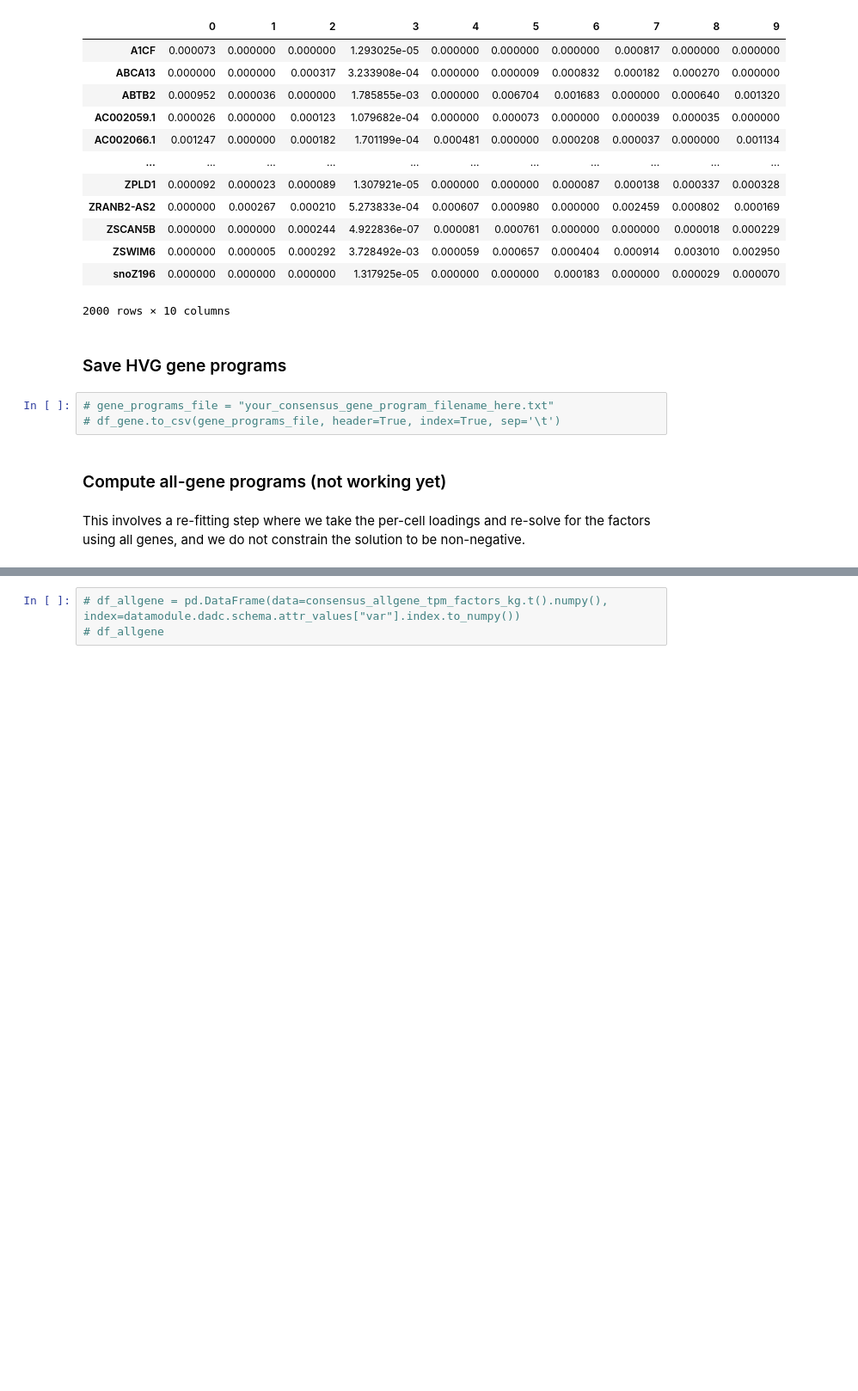
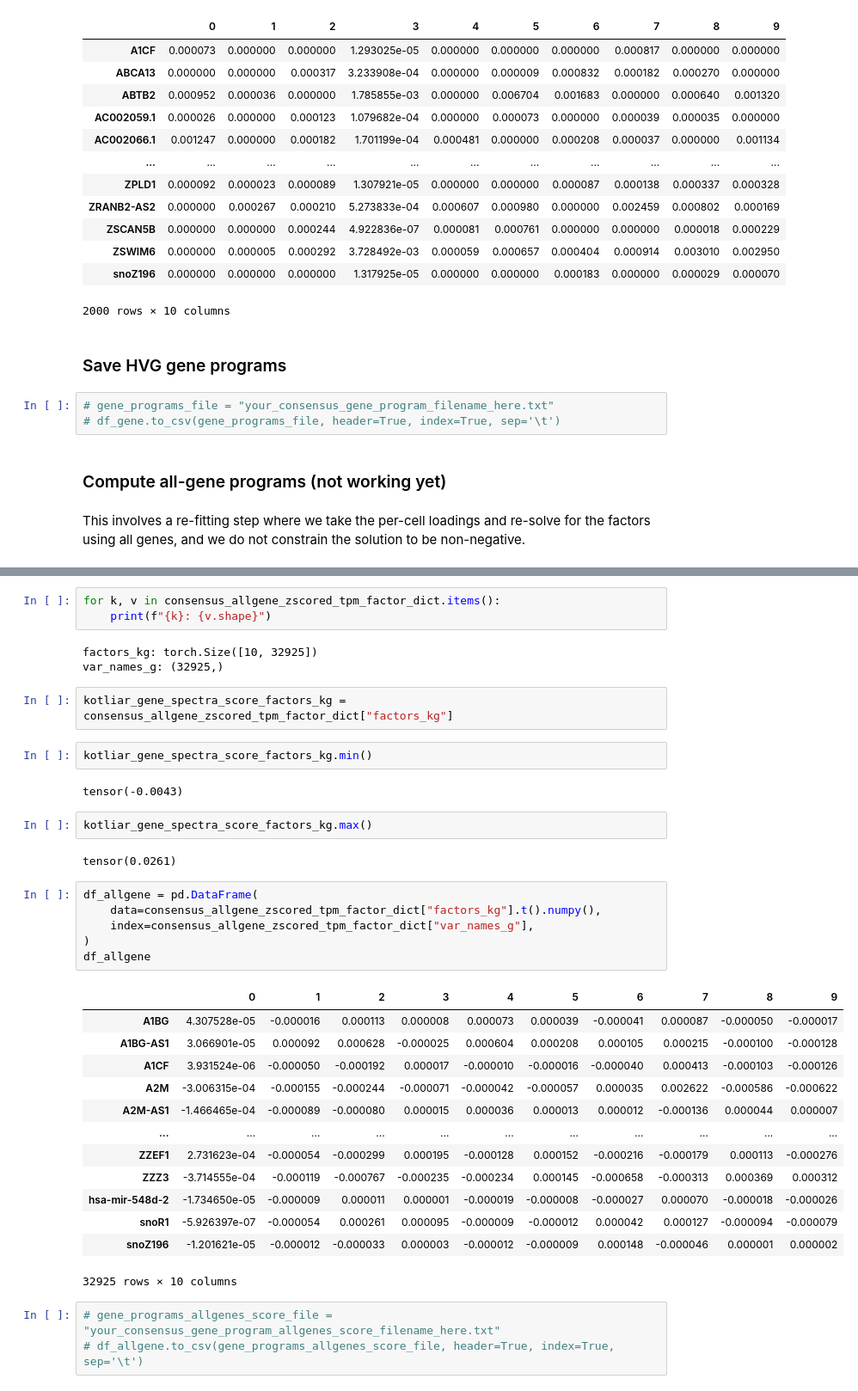
Before and after one commit to cellarium-ai/cellarium-ml, a Jupyter notebook: notebooks/cnmf_demo_haley.ipynb, the cells around one changed output, grey strips where cells are left out. Shown at 86% size. Drawn from its saved outputs; the diff is of its cells as text; blank space fills up the shorter version.

```diff
--- a/notebooks/cnmf_demo_haley.ipynb
+++ b/notebooks/cnmf_demo_haley.ipynb
@@ -646,3 +655,39 @@ tensor(0.)
+# %%
+for k, v in consensus_allgene_zscored_tpm_factor_dict.items():
+    print(f"{k}: {v.shape}")
+# %% [output]
+factors_kg: torch.Size([10, 32925])
+var_names_g: (32925,)
+# %%
+kotliar_gene_spectra_score_factors_kg = consensus_allgene_zscored_tpm_factor_dict["factors_kg"]
+# %%
+kotliar_gene_spectra_score_factors_kg.min()
+# %% [output]
+tensor(-0.0043)
+# %%
+kotliar_gene_spectra_score_factors_kg.max()
+# %% [output]
+tensor(0.0261)
 # %%
-# df_allgene = pd.DataFrame(data=consensus_allgene_tpm_factors_kg.t().numpy(), index=datamodule.dadc.schema.attr_values["var"].index.to_numpy())
-# df_allgene
+df_allgene = pd.DataFrame(
+    data=consensus_allgene_zscored_tpm_factor_dict["factors_kg"].t().numpy(),
+    index=consensus_allgene_zscored_tpm_factor_dict["var_names_g"],
+)
+df_allgene
+# %% [output]
+|  | 0 | 1 | 2 | 3 | 4 | 5 | 6 | 7 | 8 | 9 |
+| A1BG | 4.307528e-05 | -0.000016 | 0.000113 | 0.000008 | 0.000073 | 0.000039 | -0.000041 | 0.000087 | -0.000050 | -0.000017 |
+| A1BG-AS1 | 3.066901e-05 | 0.000092 | 0.000628 | -0.000025 | 0.000604 | 0.000208 | 0.000105 | 0.000215 | -0.000100 | -0.000128 |
+| A1CF | 3.931524e-06 | -0.000050 | -0.000192 | 0.000017 | -0.000010 | -0.000016 | -0.000040 | 0.000413 | -0.000103 | -0.000126 |
+| A2M | -3.006315e-04 | -0.000155 | -0.000244 | -0.000071 | -0.000042 | -0.000057 | 0.000035 | 0.002622 | -0.000586 | -0.000622 |
+| A2M-AS1 | -1.466465e-04 | -0.000089 | -0.000080 | 0.000015 | 0.000036 | 0.000013 | 0.000012 | -0.000136 | 0.000044 | 0.000007 |
+| ... | ... | ... | ... | ... | ... | ... | ... | ... | ... | ... |
+| ZZEF1 | 2.731623e-04 | -0.000054 | -0.000299 | 0.000195 | -0.000128 | 0.000152 | -0.000216 | -0.000179 | 0.000113 | -0.000276 |
+| ZZZ3 | -3.714555e-04 | -0.000119 | -0.000767 | -0.000235 | -0.000234 | 0.000145 | -0.000658 | -0.000313 | 0.000369 | 0.000312 |
+| hsa-mir-548d-2 | -1.734650e-05 | -0.000009 | 0.000011 | 0.000001 | -0.000019 | -0.000008 | -0.000027 | 0.000070 | -0.000018 | -0.000026 |
+| snoR1 | -5.926397e-07 | -0.000054 | 0.000261 | 0.000095 | -0.000009 | -0.000012 | 0.000042 | 0.000127 | -0.000094 | -0.000079 |
+| snoZ196 | -1.201621e-05 | -0.000012 | -0.000033 | 0.000003 | -0.000012 | -0.000009 | 0.000148 | -0.000046 | 0.000001 | 0.000002 |
+32925 rows × 10 columns
+# %%
+# gene_programs_allgenes_score_file = "your_consensus_gene_program_allgenes_score_filename_here.txt"
+# df_allgene.to_csv(gene_programs_allgenes_score_file, header=True, index=True, sep='\t')
```
Also changed, not shown: parts of 13 cells of this notebook, 1 other file.
